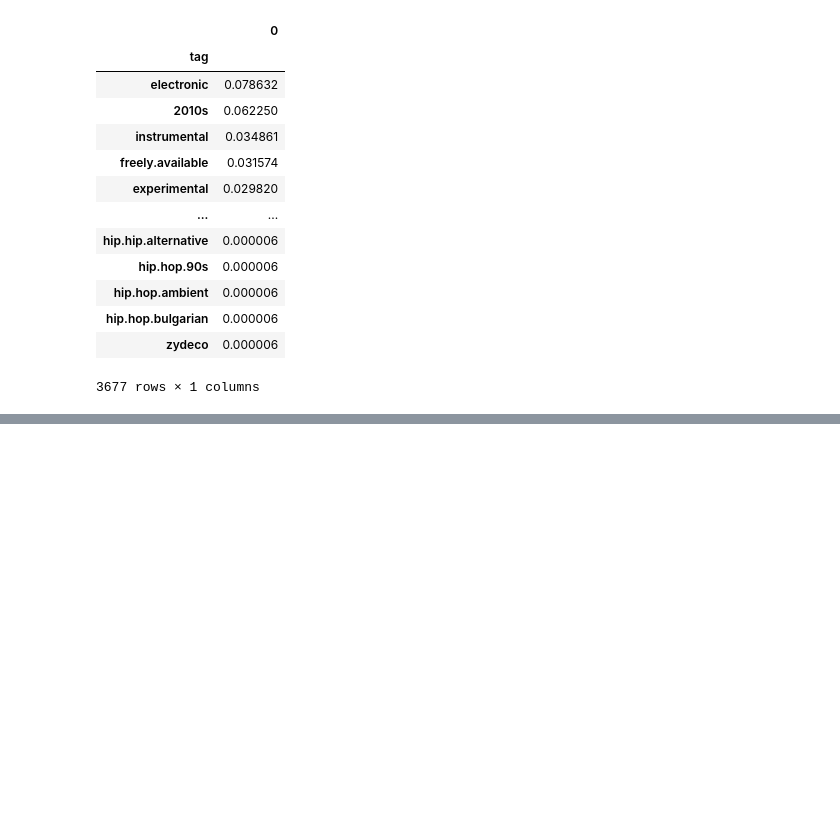
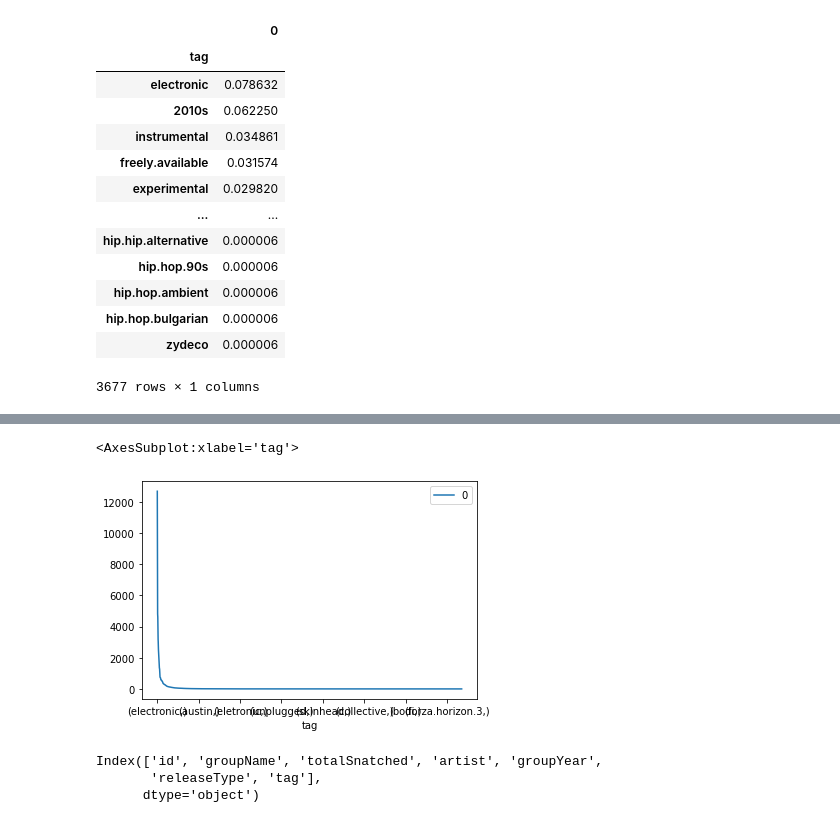
Before and after one commit to infoshareacademy/jdszr4-wdevs, a Jupyter notebook: python1/analiza_tagow.ipynb, the cells around one changed output, grey strips where cells are left out. Drawn from its saved outputs; the diff is of its cells as text; code cells hidden in the pictures; blank space fills up the shorter version.

```diff
--- a/python1/analiza_tagow.ipynb
+++ b/python1/analiza_tagow.ipynb
@@ -179,0 +196,12 @@ tags_perc
+# %%
+tags.plot()
+# %% [output]
+<AxesSubplot:xlabel='tag'>
+[figure, added]
+# %%
+## Grupowanie po artystach
+torrenty.columns
+# %% [output]
+Index(['id', 'groupName', 'totalSnatched', 'artist', 'groupYear',
+       'releaseType', 'tag'],
+      dtype='object')
```
Also changed, not shown: parts of 11 cells of this notebook.
